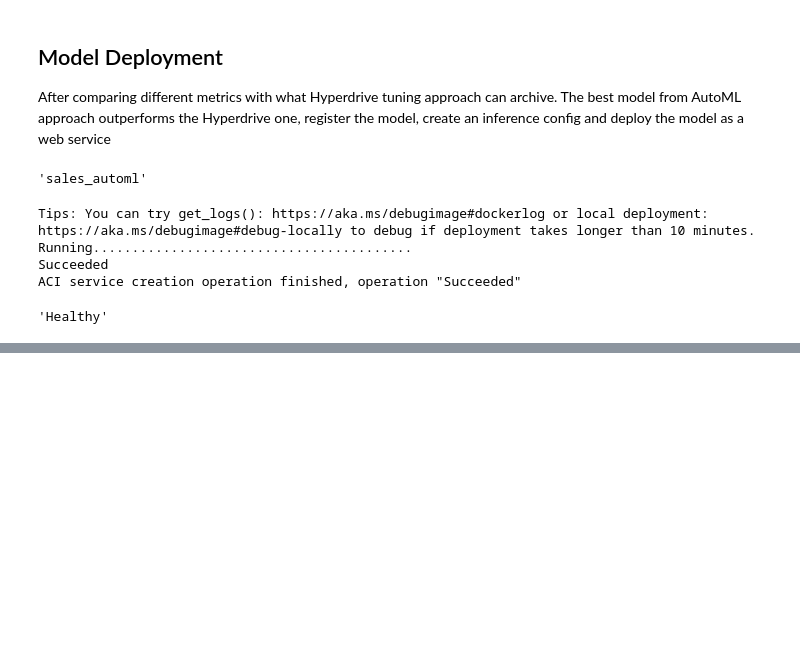
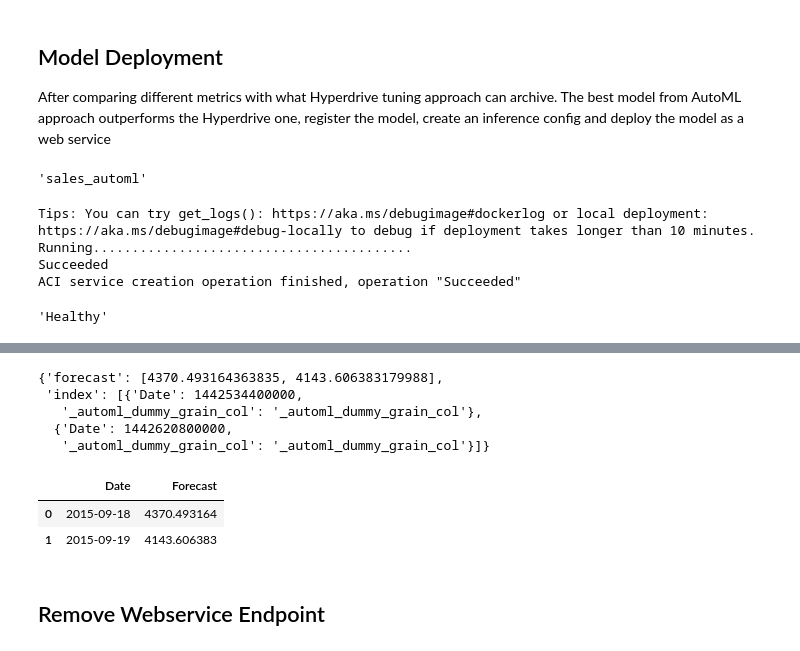
Before and after one commit to elbertsoftware/ML-Engineering, a Jupyter notebook: 1_automl_impl.ipynb, the cells around one changed output, grey strips where cells are left out. Cells and saved outputs as stored; diff of their text form; code cells hidden in the pictures; blank space fills up the shorter version.

```diff
--- a/1_automl_impl.ipynb
+++ b/1_automl_impl.ipynb
@@ -1029,2 +1013,64 @@ Listening at: http://127.0.0.1:31311 (14)
+# %%
+# obtain score url and authentication key (if available) from Azure Machine Learning Studio then assign them here
+score_url = 'http://3e6071ca-ef64-43af-b5f6-07f66e5b72a2.westus.azurecontainer.io/score'
+key = ''
+
+# try to predict 2 days
+data = {
+  "data": [
+    {
+      "Date": "2015-09-18 00:00:00,000000",
+      "DayOfWeek": 5,
+      "Open": 1,
+      "Promo": 1,
+      "StateHoliday": "0",
+      "SchoolHoliday": 0
+    },
+    {
+      "Date": "2015-09-19 00:00:00,000000",
+      "DayOfWeek": 6,
+      "Open": 1,
+      "Promo": 0,
+      "StateHoliday": "0",
+      "SchoolHoliday": 0
+    }
+  ]
+}
+
+# convert to JSON string
+input_data = json.dumps(data)
+
+# set the content type
+headers = {'Content-Type': 'application/json'}
+
+# if authentication is enabled, set the authorization header
+if key is not None or len(key) > 1:
+    headers['Authorization'] = f'Bearer {key}'
+
+# make the request and display the response
+response = requests.post(score_url, input_data, headers=headers)
+
+# format predictions
+response_dict = json.loads(eval(response.text))
+response_dict
+# %% [output]
+{'forecast': [4370.493164363835, 4143.606383179988],
+ 'index': [{'Date': 1442534400000,
+   '_automl_dummy_grain_col': '_automl_dummy_grain_col'},
+  {'Date': 1442620800000,
+   '_automl_dummy_grain_col': '_automl_dummy_grain_col'}]}
+# %%
+y_fcst_all = pd.DataFrame(response_dict['index'])
+y_fcst_all[time_column_name] = pd.to_datetime(y_fcst_all[time_column_name], unit='ms')
+y_fcst_all.pop('_automl_dummy_grain_col')
+y_fcst_all['Forecast'] = response_dict['forecast']
+
+y_fcst_all
+# %% [output]
+|  | Date | Forecast |
+| 0 | 2015-09-18 | 4370.493164 |
+| 1 | 2015-09-19 | 4143.606383 |
+# %% [markdown]
+## Remove Webservice Endpoint
 # %%
 # delete model endpoint if no long needed
```
Also changed, not shown: parts of 7 cells of this notebook, 4 other files.
